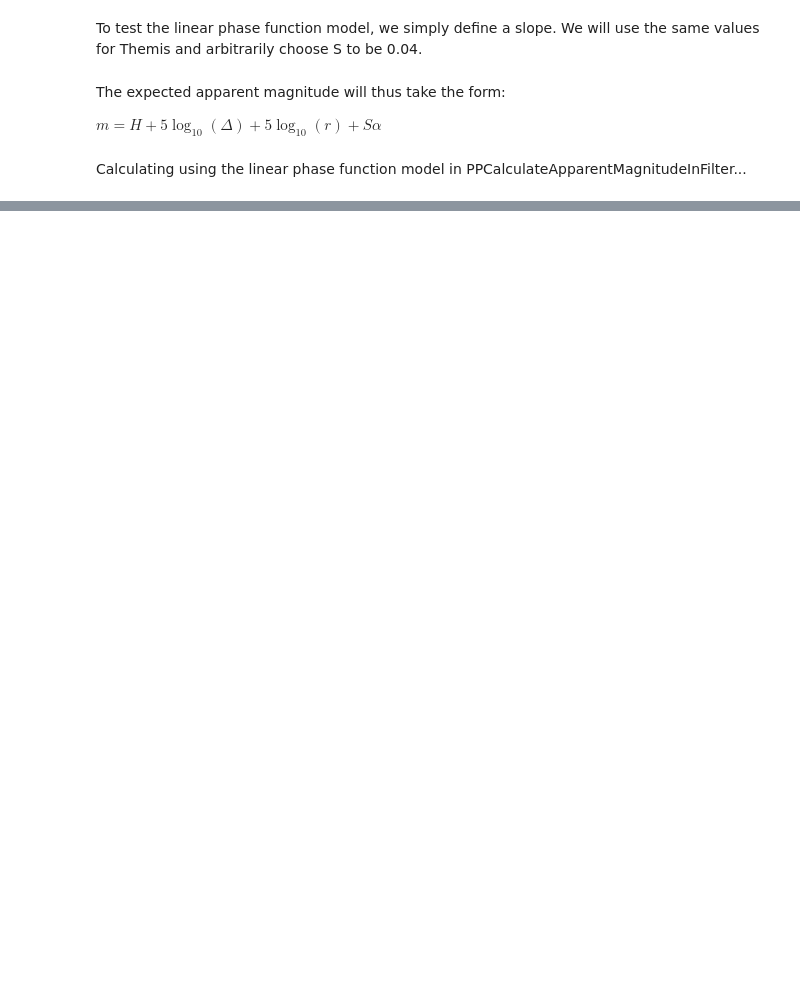
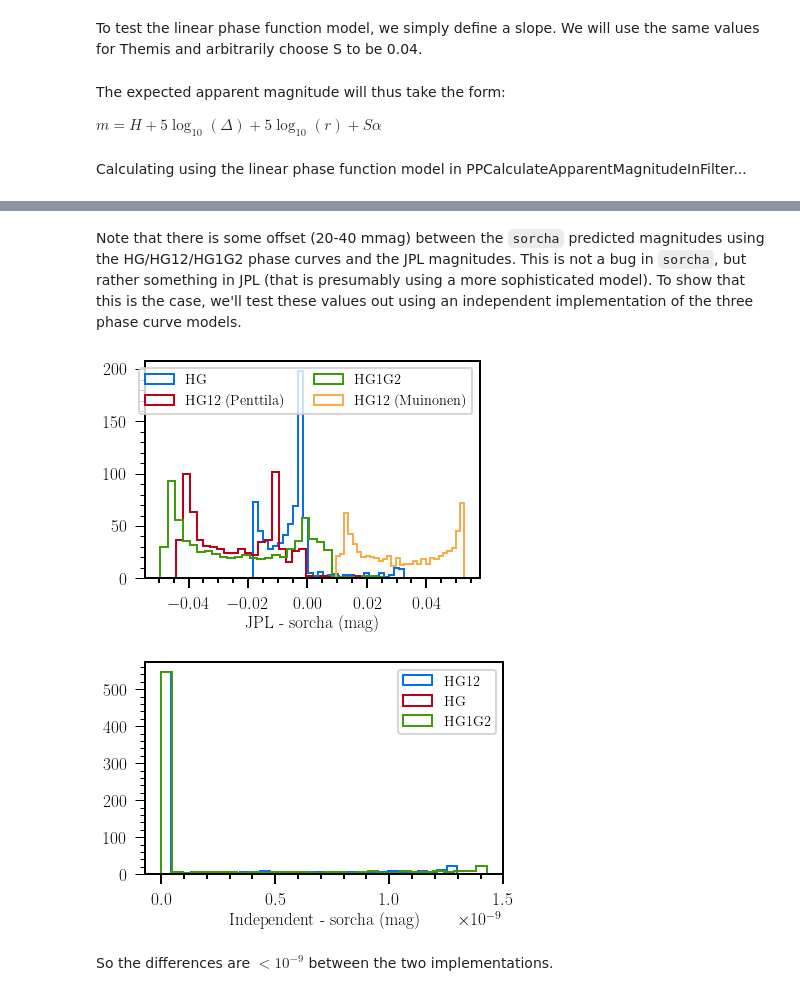
Before and after one commit to dirac-institute/sorcha, a Jupyter notebook: docs/notebooks/demo_ApparentMagnitudeValidation.ipynb, the cells around one changed output, grey strips where cells are left out. Drawn from its saved outputs; the diff is of its cells as text; code cells hidden in the pictures; blank space fills up the shorter version.

Commit message:
Adds independent verification to apparent magnitude notebook and adds the trailing loss + phase curve details

```diff
--- a/docs/notebooks/demo_ApparentMagnitudeValidation.ipynb
+++ b/docs/notebooks/demo_ApparentMagnitudeValidation.ipynb
@@ -136,0 +137,2 @@ plt.show()
+# %% [markdown]
+Note that there is some offset (20-40 mmag) between the `sorcha` predicted magnitudes using the HG/HG12/HG1G2 phase curves and the JPL magnitudes. This is not a bug in `sorcha`, but rather something in JPL (that is presumably using a more sophisticated model). To show that this is the case, we'll test these values out using an independent implementation of the three phase curve models.
@@ -136,0 +215,29 @@ plt.show()
+# %%
+observations_df['independent_HG'] = observations_df['H_filter'] + 5 * np.log10(observations_df['AstRange(km)'] * observations_df['Ast-Sun(km)']/(1.495978707e8**2)) + HG_model(observations_df['Sun-Ast-Obs(deg)'] * np.pi/180, [0,0.19])
+observations_df['independent_HG12'] = observations_df['H_filter'] + 5 * np.log10(observations_df['AstRange(km)'] * observations_df['Ast-Sun(km)']/(1.495978707e8**2)) + HG12_model(observations_df['Sun-Ast-Obs(deg)'] * np.pi/180, [0,0.68])
+observations_df['independent_HG12star'] = observations_df['H_filter'] + 5 * np.log10(observations_df['AstRange(km)'] * observations_df['Ast-Sun(km)']/(1.495978707e8**2)) + HG12star_model(observations_df['Sun-Ast-Obs(deg)'] * np.pi/180, [0,0.68])
+observations_df['independent_HG1G2'] = observations_df['H_filter'] + 5 * np.log10(observations_df['AstRange(km)'] * observations_df['Ast-Sun(km)']/(1.495978707e8**2)) + HG1G2_model(observations_df['Sun-Ast-Obs(deg)'] * np.pi/180, [0,0.62, 0.14])
+# %%
+plt.hist(observations_df['JPL_mag'] - observations_df['HG_mag'], bins=30, histtype='step', label='HG')
+plt.hist(observations_df['JPL_mag'] - observations_df['HG12_mag'], bins=30, histtype='step', label='HG12 (Penttila)')
+plt.hist(observations_df['JPL_mag'] - observations_df['HG1G2_mag'], bins=30, histtype='step', label='HG1G2')
+plt.hist(observations_df['JPL_mag'] - observations_df['independent_HG12'], bins=30, histtype='step', label='HG12 (Muinonen)')
+
+pl.legend(ncol=2)
+plt.xlabel('JPL - sorcha (mag)')
+plt.show()
+
+
+plt.hist(observations_df['HG12_mag'] - observations_df['independent_HG12star'], bins=30, histtype='step', label='HG12')
+plt.hist(observations_df['HG_mag'] - observations_df['independent_HG'], bins=30, histtype='step', label='HG')
+plt.hist(observations_df['HG1G2_mag'] - observations_df['independent_HG1G2'], bins=30, histtype='step', label='HG1G2 ')
+plt.xlabel('Independent - sorcha (mag)')
+
+plt.legend()
+pl.tight_layout()
+plt.show()
+# %% [output]
+[figure, added]
+[figure, added]
+# %% [markdown]
+So the differences are $< 10^{-9}$ between the two implementations.
```
Also changed, not shown: parts of 6 cells of this notebook, 1 other file.
